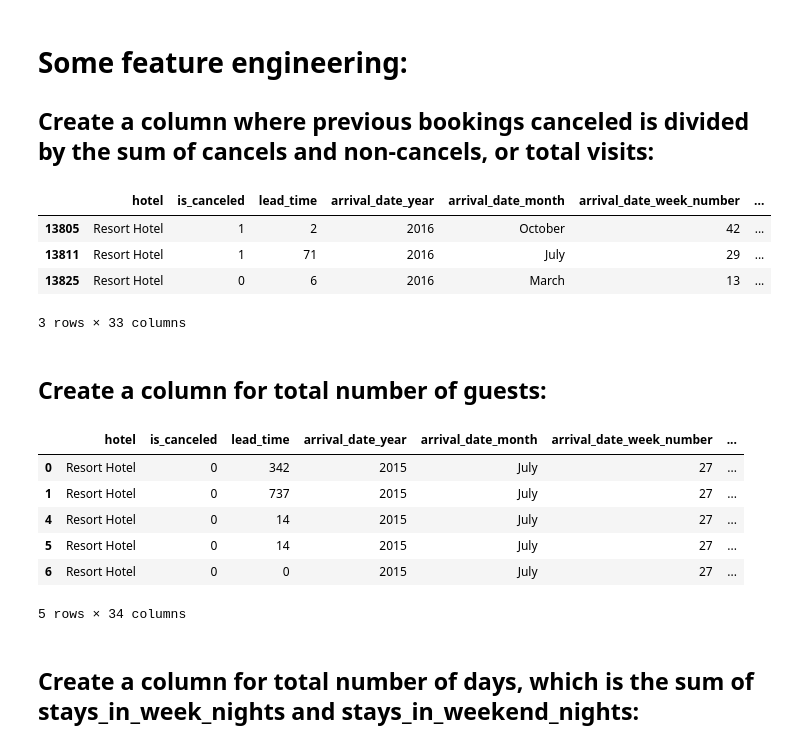
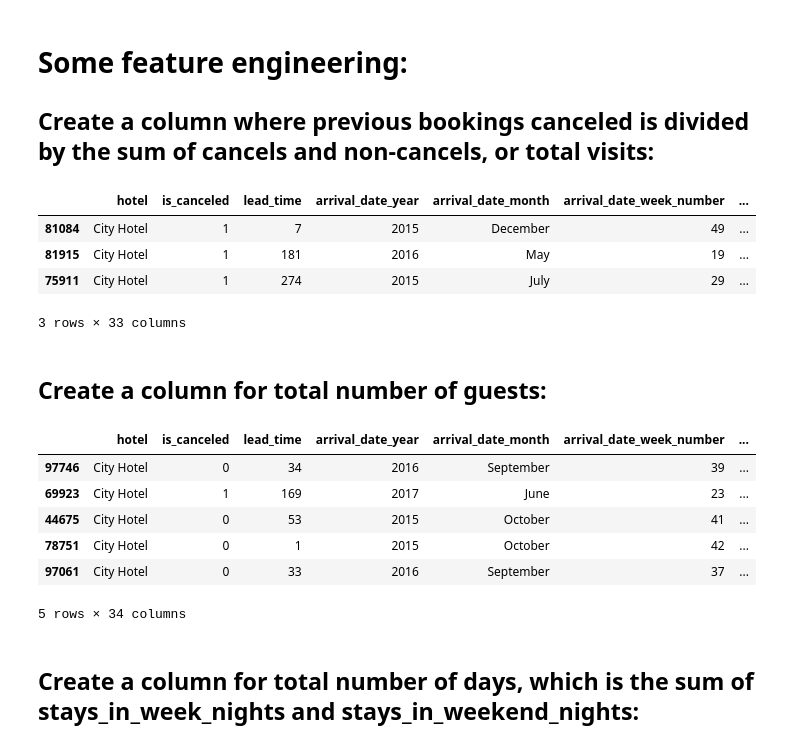
Before and after one commit to josephburton06/Hotel-Bookings, a Jupyter notebook: acquire_prep_some_explore_hotel_bookings.ipynb, the cells around one changed output. Drawn from its saved outputs; the diff is of its cells as text; code cells hidden in the pictures.

Commit message:
Add split

```diff
--- a/acquire_prep_some_explore_hotel_bookings.ipynb
+++ b/acquire_prep_some_explore_hotel_bookings.ipynb
@@ -118,4 +123,6 @@ total_of_special_requests           int64
 reservation_status                 object
 reservation_status_date            object
 dtype: object
+# %%
+train, test = train_test_split(df, test_size=0.25, random_state=4321)
 # %%
@@ -143,27 +150,27 @@ df.describe()
 # Some feature engineering:
 ## Create a column where previous bookings canceled is divided by the sum of cancels and non-cancels, or total visits:
 # %%
-df['cancel_rate'] = df['previous_cancellations'] / (df['previous_cancellations'] + df['previous_bookings_not_canceled'])
-df['cancel_rate'].fillna(0, inplace=True)
-df[df.cancel_rate > 0].head(3)
+train['cancel_rate'] = train['previous_cancellations'] / (train['previous_cancellations'] + train['previous_bookings_not_canceled'])
+train['cancel_rate'].fillna(0, inplace=True)
+train[train.cancel_rate > 0].head(3)
 # %% [output]
 |  | hotel | is_canceled | lead_time | arrival_date_year | arrival_date_month | arrival_date_week_number | ... |
-| 13805 | Resort Hotel | 1 | 2 | 2016 | October | 42 | ... |
-| 13811 | Resort Hotel | 1 | 71 | 2016 | July | 29 | ... |
-| 13825 | Resort Hotel | 0 | 6 | 2016 | March | 13 | ... |
+| 81084 | City Hotel | 1 | 7 | 2015 | December | 49 | ... |
+| 81915 | City Hotel | 1 | 181 | 2016 | May | 19 | ... |
+| 75911 | City Hotel | 1 | 274 | 2015 | July | 29 | ... |
 3 rows × 33 columns
 # %% [markdown]
 ## Create a column for total number of guests:
 # %%
-df['total_guests'] = df['adults'] + df['children'] + df['babies']
-df[df['total_guests'] > 1].head()
+train['total_guests'] = train['adults'] + train['children'] + train['babies']
+train[train['total_guests'] > 1].head()
 # %% [output]
 |  | hotel | is_canceled | lead_time | arrival_date_year | arrival_date_month | arrival_date_week_number | ... |
-| 0 | Resort Hotel | 0 | 342 | 2015 | July | 27 | ... |
-| 1 | Resort Hotel | 0 | 737 | 2015 | July | 27 | ... |
-| 4 | Resort Hotel | 0 | 14 | 2015 | July | 27 | ... |
-| 5 | Resort Hotel | 0 | 14 | 2015 | July | 27 | ... |
-| 6 | Resort Hotel | 0 | 0 | 2015 | July | 27 | ... |
+| 97746 | City Hotel | 0 | 34 | 2016 | September | 39 | ... |
+| 69923 | City Hotel | 1 | 169 | 2017 | June | 23 | ... |
+| 44675 | City Hotel | 0 | 53 | 2015 | October | 41 | ... |
+| 78751 | City Hotel | 0 | 1 | 2015 | October | 42 | ... |
+| 97061 | City Hotel | 0 | 33 | 2016 | September | 37 | ... |
 5 rows × 34 columns
 # %% [markdown]
 ## Create a column for total number of days, which is the sum of stays_in_week_nights and stays_in_weekend_nights:
```
Also changed, not shown: parts of 87 cells of this notebook.
